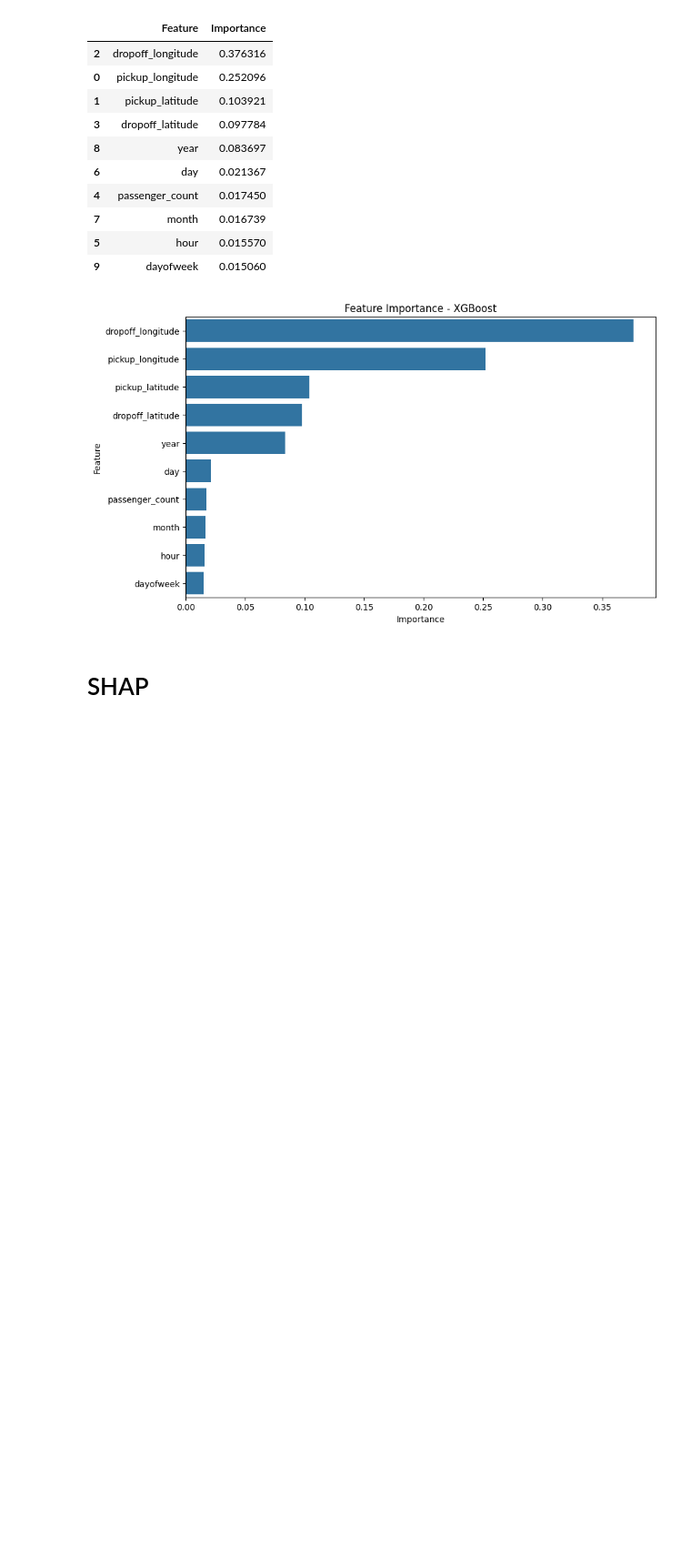
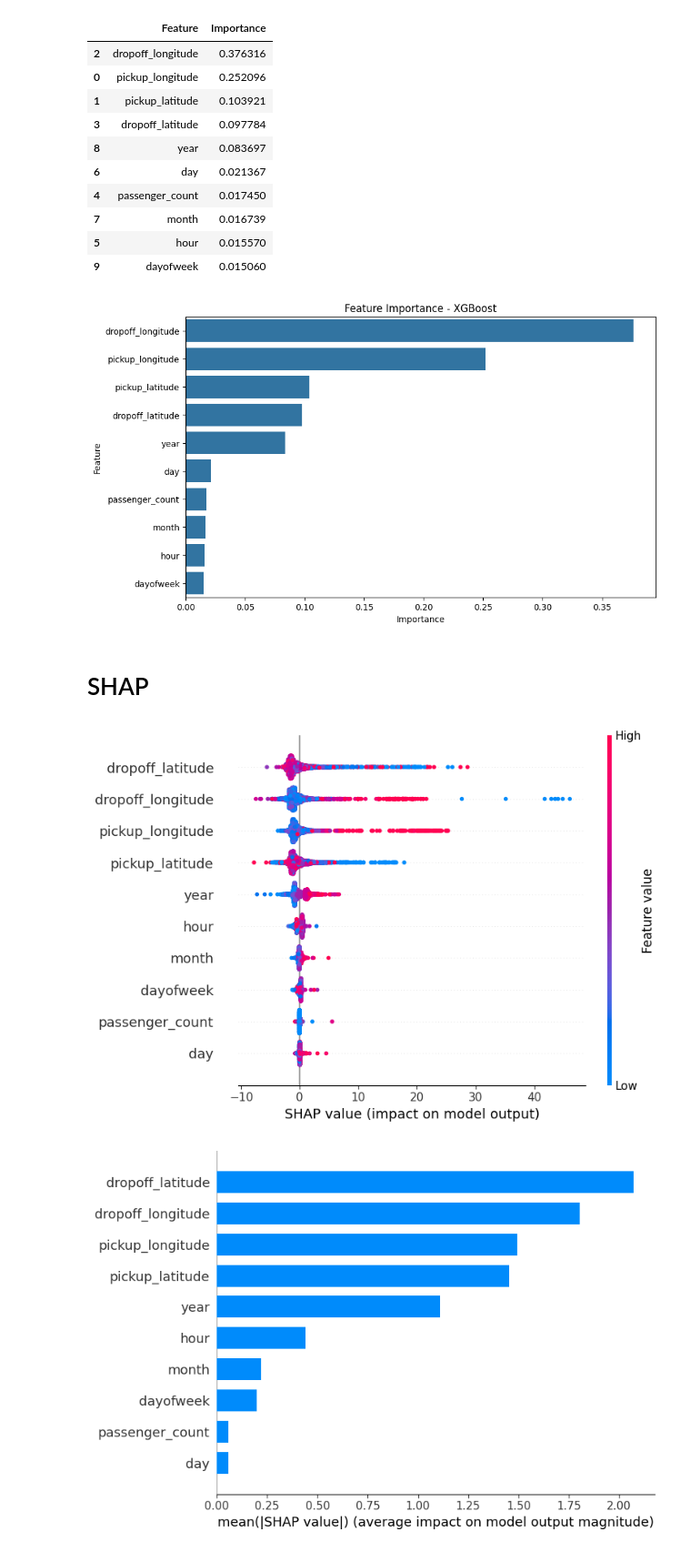
Before and after one commit to samifahim07/Ride-Fare-Estimation, a Jupyter notebook: uber_fare.ipynb, the cells around one changed output. Shown at 91% size. Cells and saved outputs as stored; diff of their text form; code cells hidden in the pictures; blank space fills up the shorter version.

```diff
--- a/uber_fare.ipynb
+++ b/uber_fare.ipynb
@@ -1173,4 +1173,10 @@ sample_x = xtest.sample(3000, random_state=42)
 explainer = shap.TreeExplainer(model_cat)
 
 shap_values = explainer.shap_values(sample_x)
+# %%
+shap.summary_plot(shap_values,sample_x)
+shap.summary_plot(shap_values,sample_x,plot_type="bar")
+# %% [output]
+[figure, added]
+[figure, added]
 # %%
```
Also changed, not shown: parts of 2 cells of this notebook.
